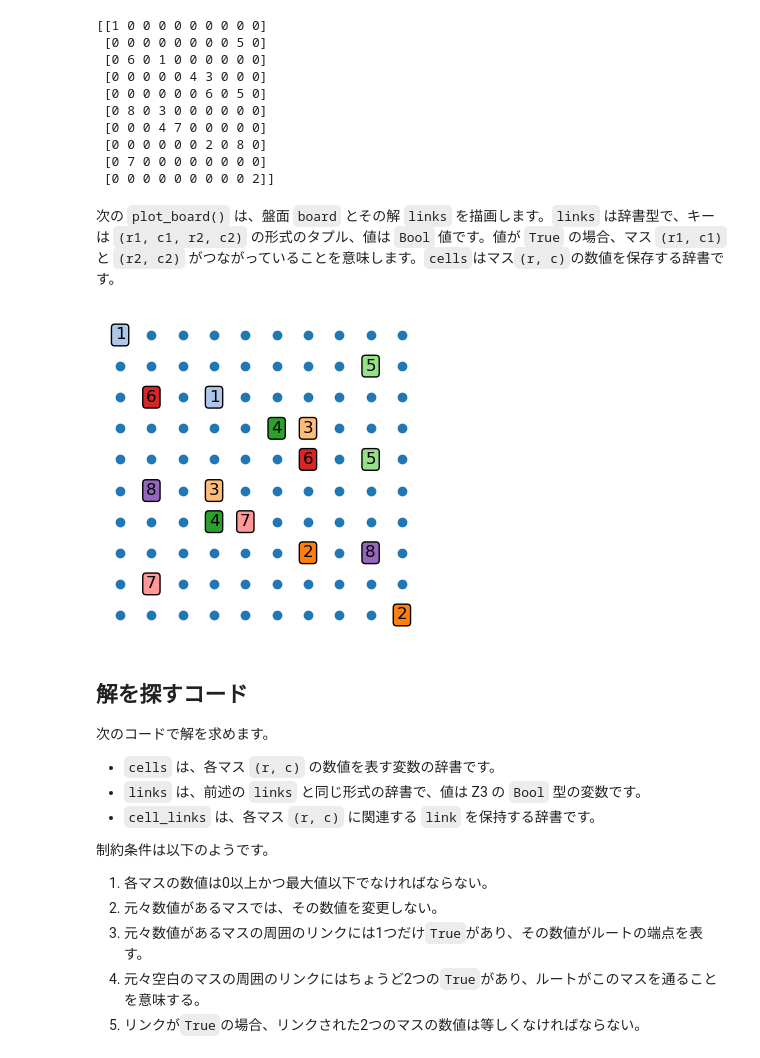
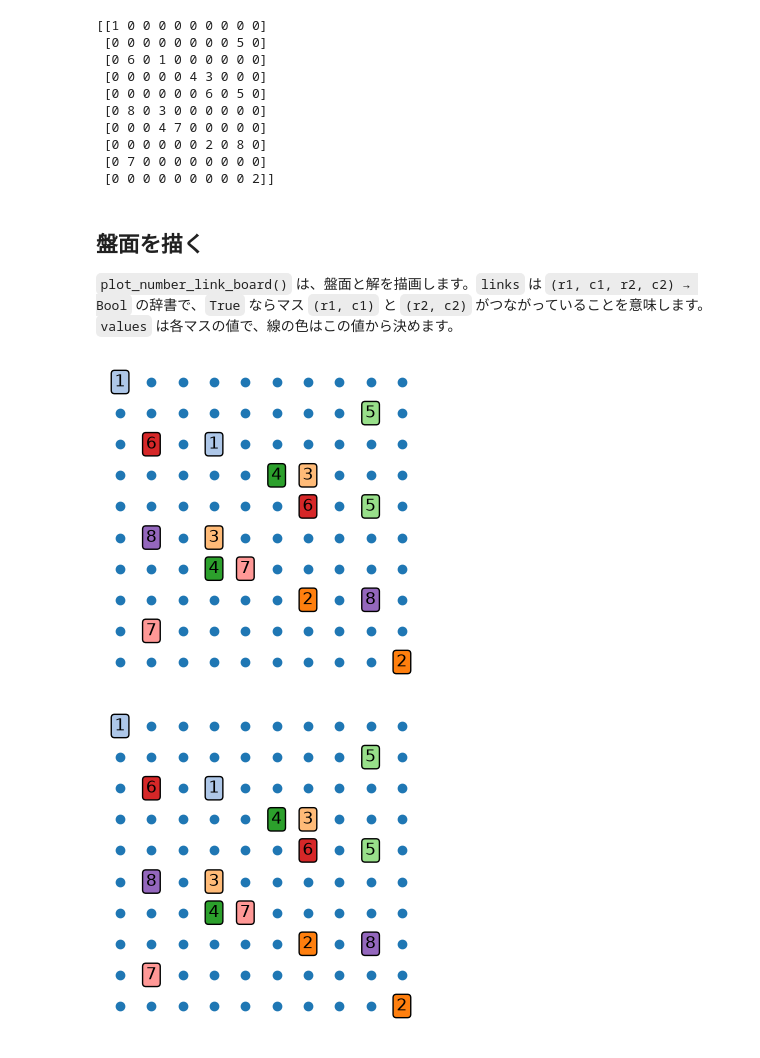
Before and after one commit to ruoyu0088/thinking_code, a Jupyter notebook: thinking_code/z3_number_link.ipynb, the cells around one changed output. Saved outputs shown, nothing was run; the diff lists cells and outputs as text; code cells hidden in the pictures.

```diff
--- a/thinking_code/z3_number_link.ipynb
+++ b/thinking_code/z3_number_link.ipynb
@@ -59,51 +74,46 @@ print(board)
  [0 7 0 0 0 0 0 0 0 0]
  [0 0 0 0 0 0 0 0 0 2]]
 # %% [markdown]
-次の `plot_board()` は、盤面 `board` とその解 `links` を描画します。`links` は辞書型で、キーは `(r1, c1, r2, c2)` の形式のタプル、値は `Bool` 値です。値が `True` の場合、マス `(r1, c1)` と `(r2, c2)` がつながっていることを意味します。`cells`はマス`(r, c)`の数値を保存する辞書です。
+## 盤面を描く
+
+`plot_number_link_board()` は、盤面と解を描画します。`links` は `(r1, c1, r2, c2) → Bool` の辞書で、`True` ならマス `(r1, c1)` と `(r2, c2)` がつながっていることを意味します。`values` は各マスの値で、線の色はこの値から決めます。
 # %%
 from matplotlib import pyplot as plt
 from matplotlib.cm import tab20
+from z3 import is_true
 
-def plot_number_link_board(board, links=None, cells=None):
+
+def plot_number_link_board(board, links=None, values=None):
+    """盤面を描く。links と values を渡すと、解いた線も描く"""
     h, w = board.shape
     fig, ax = plt.subplots(1, 1, figsize=(w * 0.4, h * 0.4))
-    if links is not None and cells is not None:
+
+    # 線を描く（色はマスの値で決める）
+    if links is not None and values is not None:
         for (r1, c1, r2, c2), link in links.items():
-            if link:
-                ax.plot([c1, c2], [r1, r2], color=tab20.colors[cells[r1, c1]], lw=3)
-    xs = []
-    ys = []
-    texts = []
+            if is_true(link):
+                ax.plot([c1, c2], [r1, r2], color=tab20.colors[values[r1, c1]], lw=3)
+
+    # 数字のマスを描く
+    xs, ys, texts = [], [], []
     for (r, c), v in np.ndenumerate(board):
         xs.append(c)
         ys.append(r)
         texts.append(str(v))
 
     ax.scatter(xs, ys)
     for x, y, s in zip(xs, ys, texts):
         if s != "0":
             ax.text(x, y, s, ha='center', va='center', fontsize=12,
-                    bbox=dict(facecolor=tab20.colors[int(s)], edgecolor='black', boxstyle='round,pad=0.2'))
+                    bbox=dict(facecolor=tab20.colors[int(s)], edgecolor='black',
+                              boxstyle='round,pad=0.2'))
 
     ax.invert_yaxis()
     ax.axis('off')
     return fig
 
-plot_number_link_board(board);
+
+plot_number_link_board(board)
 # %% [output]
-[figure, old version]
+[figure, new version]
+[figure, added]
-# %% [markdown]
-## 解を探すコード
-
-次のコードで解を求めます。
-- `cells` は、各マス `(r, c)` の数値を表す変数の辞書です。
-- `links` は、前述の `links` と同じ形式の辞書で、値は Z3 の `Bool` 型の変数です。
-- `cell_links` は、各マス `(r, c)` に関連する `link` を保持する辞書です。
-
-制約条件は以下のようです。
-
-1. 各マスの数値は0以上かつ最大値以下でなければならない。
-2. 元々数値があるマスでは、その数値を変更しない。
-3. 元々数値があるマスの周囲のリンクには1つだけ`True`があり、その数値がルートの端点を表す。
-4. 元々空白のマスの周囲のリンクにはちょうど2つの`True`があり、ルートがこのマスを通ることを意味する。
-5. リンクが`True`の場合、リンクされた2つのマスの数値は等しくなければならない。
```
Also changed, not shown: parts of 15 cells of this notebook, 14 other files.
